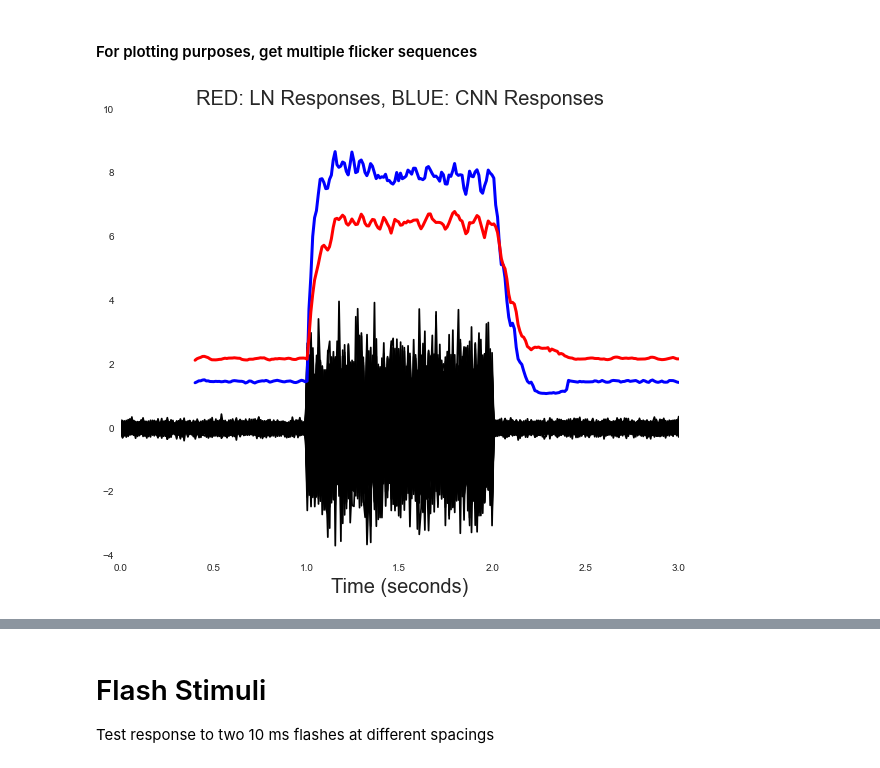
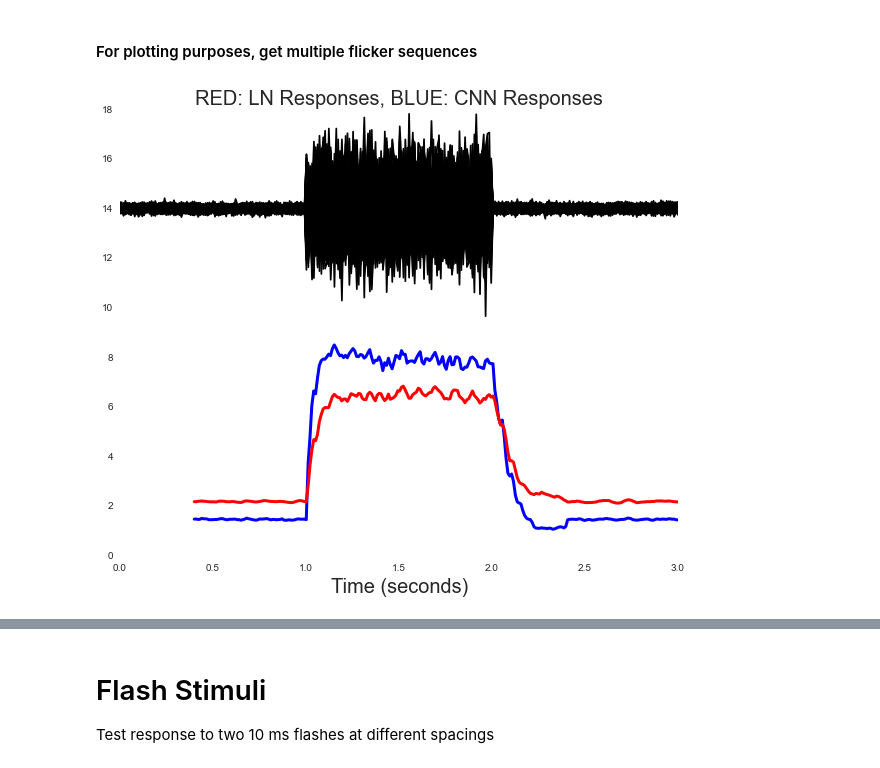
Before and after one commit to baccuslab/deep-retina, a Jupyter notebook: notebooks/Responses Probing Adaptation.ipynb, the cells around one changed output, grey strips where cells are left out. Drawn from its saved outputs; the diff is of its cells as text; code cells hidden in the pictures.

```diff
--- a/notebooks/Responses Probing Adaptation.ipynb
+++ b/notebooks/Responses Probing Adaptation.ipynb
@@ -150,6 +149,8 @@ average_ln_response = np.mean(ln_responses, 0)
 # %% [markdown]
 #### For plotting purposes, get multiple flicker sequences
 # %%
+low_contrast = 0.1
+high_contrast = 1.0
 flicker_sequences = []
 for i in range(100):
     flicker_sequence = np.hstack([low_contrast*np.random.randn(period*sample_rate),
@@ -159,16 +160,16 @@ for i in range(100):
 # %%
 fig = plt.gcf()
 fig.set_size_inches((10,8))
 
 # Plot multiple flicker sequences
 for flicker in flicker_sequences:
-    plt.plot(np.linspace(0,3,300), flicker, 'k')
+    plt.plot(np.linspace(0,3,300), 14+flicker, 'k')
 
 # Plot average CNN and LN responses
 plt.plot(np.linspace(0.4,3,260), average_cnn_response, 'b', linewidth=3)
 plt.plot(np.linspace(0.4,3,260), average_ln_response, 'r', linewidth=3)
 plt.xlabel('Time (seconds)', fontsize=20)
 plt.title('RED: LN Responses, BLUE: CNN Responses', fontsize=20)
-plt.savefig('Contrast Adaptation - white noise LN model.png', dpi=500)
+plt.savefig('Contrast Adaptation - white noise LN model - top.png', dpi=300)
 # %% [output]
-[figure, old version]
+[figure, new version]
```
Also changed, not shown: parts of 24 cells of this notebook, 1 other file.
